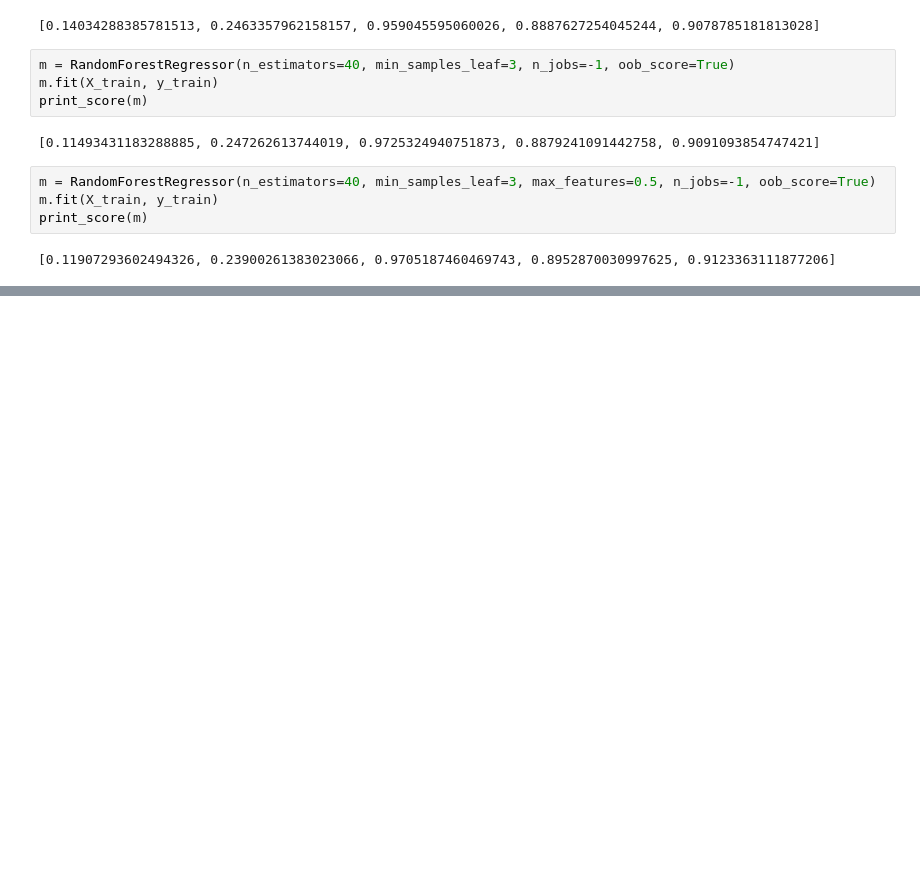
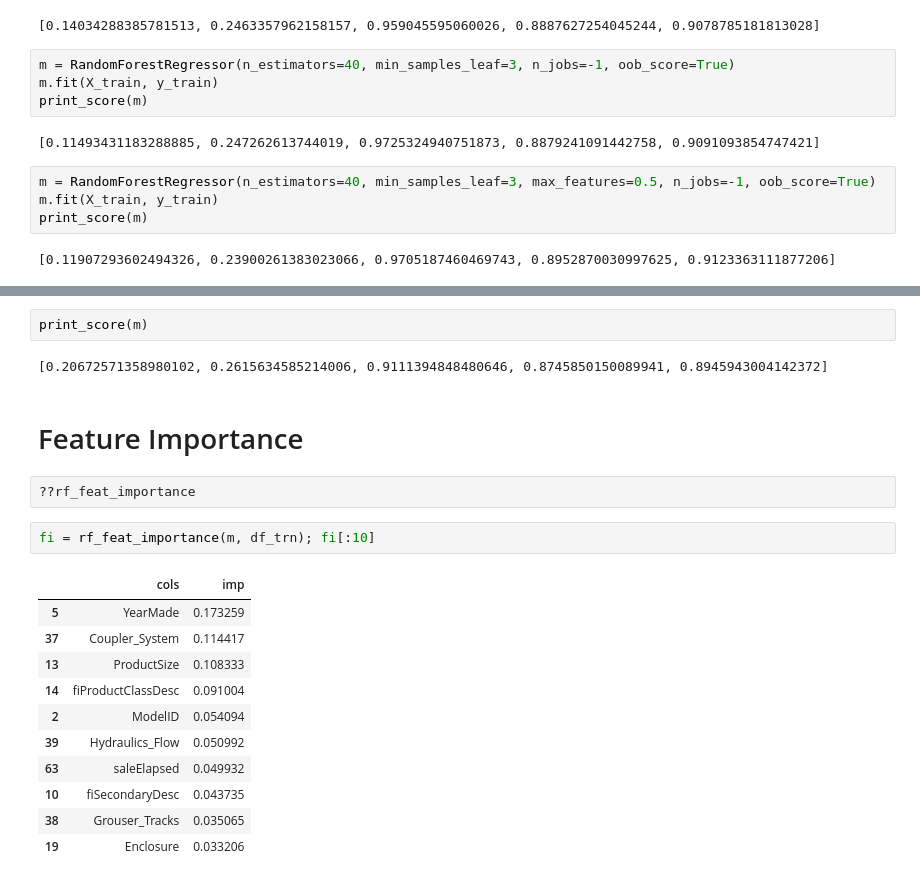
Before and after one commit to s-r-aman/machine_learning_playground, a Jupyter notebook: fastdotai/blue_book_for_bulldozer.ipynb, the cells around one changed output, grey strips where cells are left out. Cells and saved outputs as stored; diff of their text form; blank space fills up the shorter version.

```diff
--- a/fastdotai/blue_book_for_bulldozer.ipynb
+++ b/fastdotai/blue_book_for_bulldozer.ipynb
@@ -526,0 +553,22 @@ print_score(m)
+# %%
+print_score(m)
+# %% [output]
+[0.20672571358980102, 0.2615634585214006, 0.9111394848480646, 0.8745850150089941, 0.8945943004142372]
+# %% [markdown]
+# Feature Importance
+# %%
+??rf_feat_importance
+# %%
+fi = rf_feat_importance(m, df_trn); fi[:10]
+# %% [output]
+|  | cols | imp |
+| 5 | YearMade | 0.173259 |
+| 37 | Coupler_System | 0.114417 |
+| 13 | ProductSize | 0.108333 |
+| 14 | fiProductClassDesc | 0.091004 |
+| 2 | ModelID | 0.054094 |
+| 39 | Hydraulics_Flow | 0.050992 |
+| 63 | saleElapsed | 0.049932 |
+| 10 | fiSecondaryDesc | 0.043735 |
+| 38 | Grouser_Tracks | 0.035065 |
+| 19 | Enclosure | 0.033206 |
```
Also changed, not shown: parts of 15 cells of this notebook.
